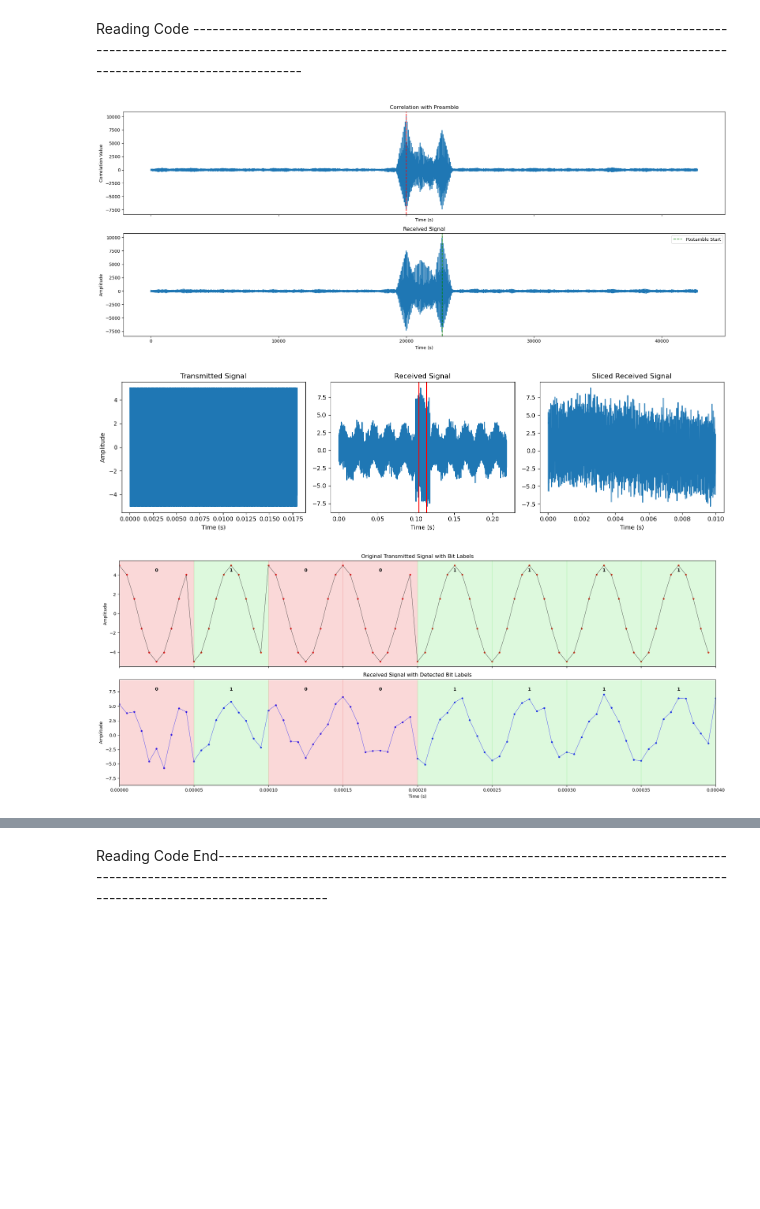
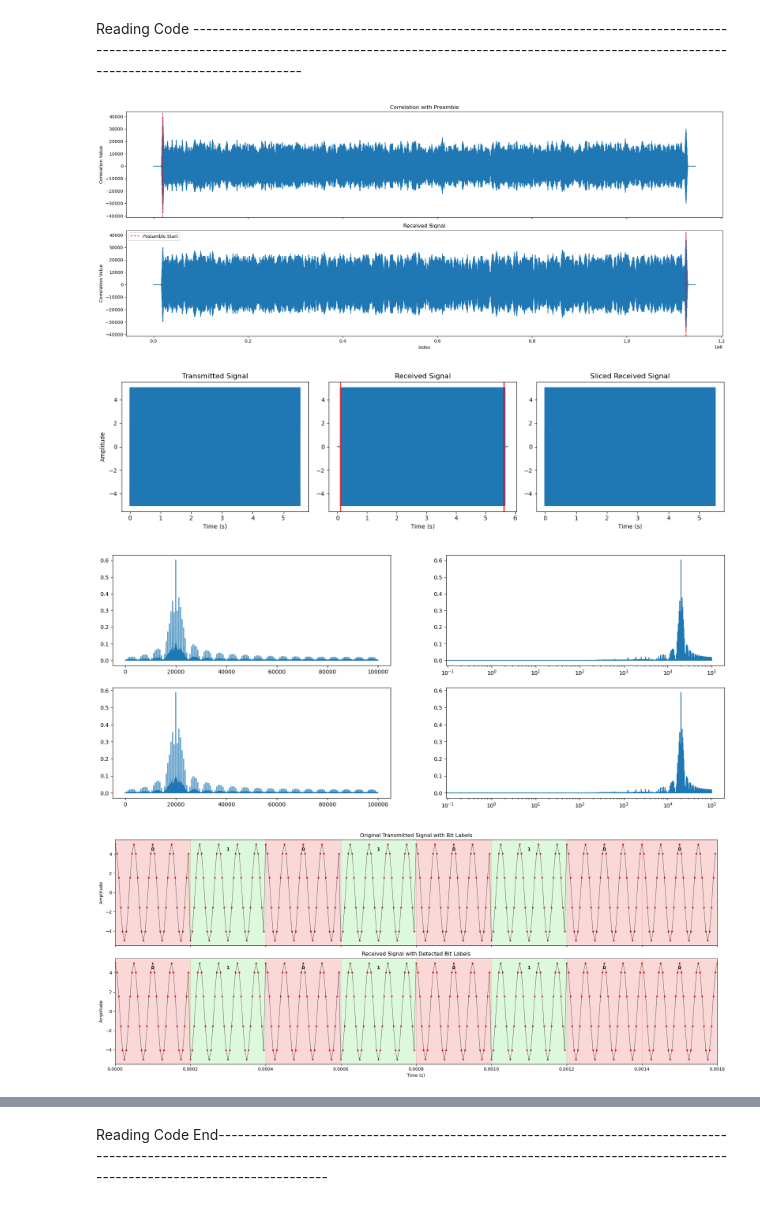
Before and after one commit to TapWhite/PE3, a Jupyter notebook: Code.ipynb, the cells around one changed output, grey strips where cells are left out. Drawn from its saved outputs; the diff is of its cells as text; code cells hidden in the pictures; blank space fills up the shorter version.

```diff
--- a/Code.ipynb
+++ b/Code.ipynb
@@ -113,7 +113,7 @@ def compare_bitstreams(original, received):
     return accuracy
 def format_bitstream(bitstream):
     pass
-def print_bitstream_comparison(original_bits, demodulated_bits, max_bits=100):
+def print_bitstream_comparison(original_bits, demodulated_bits, max_bits=100000):
     print("Original:    ", end='')
     for b in original_bits[:max_bits]:
         print(b, end='')
@@ -133,6 +133,22 @@ def calculate_bit_error_rate(original_bits, demodulated_bits):
     errors = sum(o != d for o, d in zip(original_bits[:min_len], demodulated_bits[:min_len]))
     ber = errors / min_len
     print(f"Bit Error Rate (BER): {ber:.2%} ({errors} errors out of {min_len} bits)")
+
+def bitstream_to_string(bitstream):
+    """
+    Converts a list of bits (0s and 1s) back into a string using 8-bit ASCII.
+
+    Example: [0,1,1,0,1,0,0,0, 0,1,1,0,1,0,0,1] -> "hi"
+    """
+    # Ensure only full bytes are processed
+    bitstream = bitstream[:len(bitstream) // 8 * 8]
+
+    chars = []
+    for i in range(0, len(bitstream), 8):
+        byte = bitstream[i:i+8]
+        byte_val = int(''.join(str(b) for b in byte), 2)
+        chars.append(chr(byte_val))
+    return ''.join(chars)
 # %% [markdown]
 Reading Code ---------------------------------------------------------------------------------------------------------------------------------------------------------------------------------------------------------------------
 # %%
@@ -161,6 +177,6 @@ bit_rate = 20000
 # %%
 # Create message to send
-bitstream = string_to_bitstream(message)
+bitstream = string_to_bitstream(message)print(bit)
 bitstream = PREAMBLE_BITS + bitstream + POSTAMBLE_BITS
 t, transmit_signal, phase_shifts = bpsk_modulate(bitstream, bit_rate=bit_rate, carrier_freq=carrier_freq, sampling_rate=samplerate)
 
@@ -169,8 +185,8 @@ delay_samples = int(delay * samplerate)
 received_signal = np.concatenate((np.zeros(delay_samples), transmit_signal,np.zeros(delay_samples)))
 time_array = np.arange(0, len(received_signal)) / samplerate
 
-noise = np.random.normal(0, 1, size=received_signal.shape) * 1
-noise1 = np.sin(2 * np.pi * 50 * time_array) * 1
+noise = np.random.normal(0, 1, size=received_signal.shape) * 0
+noise1 = np.sin(2 * np.pi * 50 * time_array) * 0
 received_signal = (received_signal + noise + noise1) * 1
 
 
@@ -202,13 +218,12 @@ fig, axs = plt.subplots(2, 1, figsize=(20, 8), sharex=True)
 axs[0].plot(correlation_preamble)
 axs[0].set_title('Correlation with Preamble')
 axs[0].axvline([bit_start], color='r', linestyle='--', label='Preamble Start')
-axs[0].set_xlabel('Time (s)')
 axs[0].set_ylabel('Correlation Value')
 axs[1].plot(correlation_postamble)
 axs[1].set_title('Received Signal')
-axs[1].axvline([bit_start_post], color='g', linestyle='--', label='Postamble Start')
-axs[1].set_xlabel('Time (s)')
-axs[1].set_ylabel('Amplitude')
+axs[1].axvline([bit_start_post], color='r', linestyle='--', label='Postamble Start')
+axs[1].set_xlabel('index')
+axs[1].set_ylabel('Correlation Value')
 axs[1].legend()
 plt.tight_layout()
 plt.show()
@@ -242,7 +257,32 @@ axes[2].set_xlabel('Time (s)')
 
 
 plt.tight_layout()
+plt.savefig('Correlations.pdf')
 plt.show()
+
+# DO fft of signal
+from scipy.fft import fft, fftfreq
+fig, axs = plt.subplots(2, 2, figsize=(20, 8))
+N = len(transmit_signal)
+yf = fft(transmit_signal)
+xf = fftfreq(N, 1/samplerate)
+# Make a 2x2 plot of fft of transmit signal and received signal
+
+axs[0,0].plot(xf[:N//2], 2.0/N * np.abs(yf[:N//2]))
+axs[0,1].plot(xf[:N//2], 2.0/N * np.abs(yf[:N//2]))
+# Make [0,1] axis log log
+axs[0,1].set_xscale('log')
+#axs[0,1].set_yscale('log')
+N = len(received_signal_sliced)
+yf = fft(received_signal_sliced)
+xf = fftfreq(N, 1/samplerate)
+axs[1,0].plot(xf[:N//2], 2.0/N * np.abs(yf[:N//2]))
+axs[1,1].plot(xf[:N//2], 2.0/N * np.abs(yf[:N//2]))
+axs[1,1].set_xscale('log')
+#axs[1,1].set_yscale('log')
+plt.show()
+
+
 
 bpsk_demodulated = bpsk_demodulate(received_signal_sliced, bit_rate=bit_rate, carrier_freq=carrier_freq, sampling_rate=samplerate)
 T_bit = 1 / bit_rate
@@ -284,9 +324,9 @@ axs[0].set_ylabel("Amplitude")
 axs[0].set_title("Original Transmitted Signal with Bit Labels")
 
 # --- Plot 2: Received signal and demodulated bits ---
-axs[1].plot(time_array_sliced, received_signal_sliced, label='Received Signal', color='blue', linewidth=0.5)
+axs[1].plot(time_array_sliced, received_signal_sliced, label='Received Signal', color='black', linewidth=0.5)
 axs[1].scatter(
-    time_array_sliced, received_signal_sliced, color='blue', s=10, label='Sample Points')
+    time_array_sliced, received_signal_sliced, color='red', s=10, label='Sample Points')
 # Scatter sample points on received waveform
 
 for i, bit in enumerate(bpsk_demodulated[:N_words_to_plot * N_bits_to_plot]):
@@ -296,33 +336,35 @@ for i, bit in enumerate(bpsk_demodulated[:N_words_to_plot * N_bits_to_plot]):
     color = 'lightgreen' if bit == 1 else 'lightcoral'
     axs[1].axvspan(start, end, color=color, alpha=0.3)
     y_pos = np.max(received_signal_sliced) * 0.9
     axs[1].text(mid, y_pos, str(bit), fontsize=10, ha='center', va='center', color='black', weight='bold')
 
 axs[1].set_xlabel("Time (s)")
 axs[1].set_ylabel("Amplitude")
 axs[1].set_title("Received Signal with Detected Bit Labels")
 
 
 plt.xlim(0, N_words_to_plot * N_bits_to_plot / bit_rate)
 plt.tight_layout()
+plt.savefig('bit_comparison.pdf')
 plt.show()
 
 
 print_bitstream_comparison(bitstream_only_message, bpsk_demodulated)
 
 
 calculate_bit_error_rate(bitstream_only_message, bpsk_demodulated)
 
 print("number of samples per bit: ", int(samplerate/bit_rate))
 print("Numbw=er of periods in bit:", carrier_freq/(bit_rate))
 print("duration of one bit: ", 1/bit_rate)
 print("Number of bits: ", len(bitstream_only_message))
 print("Duration whole message: ", len(bitstream)/bit_rate)
 print("Original message:")
 print(message)
 print("Decoded message:")
 print(decoded)
 # %% [output]
-[figure, old version]
+[figure, new version]
-[figure, old version]
+[figure, new version]
-[figure, old version]
+[figure, new version]
+[figure, added]
```
Also changed, not shown: parts of 4 cells of this notebook, 4 other files.
